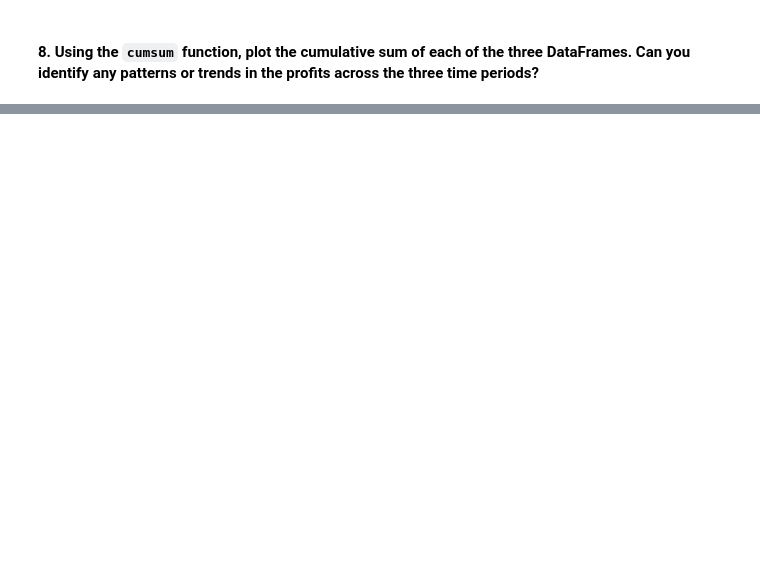
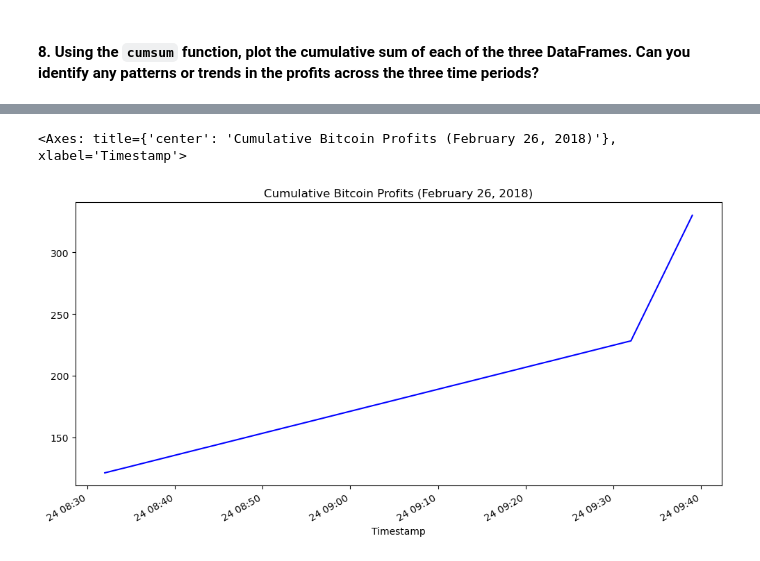
Before and after one commit to rolvera05/crypto_arbitrage, a Jupyter notebook: crypto_arbitrage.ipynb, the cells around one changed output, grey strips where cells are left out. Drawn from its saved outputs; the diff is of its cells as text; code cells hidden in the pictures; blank space fills up the shorter version.

```diff
--- a/crypto_arbitrage.ipynb
+++ b/crypto_arbitrage.ipynb
@@ -662,0 +722,9 @@ cumulative_profit_early = # YOUR CODE HERE
+# %%
+# Use the cumsum function to calculate the cumulative profits over time for the early profit per trade DataFrame
+cumulative_profit_middle = profit_per_trade_middle.cumsum()
+# %%
+# Plot the cumulative sum of profits for the early profit per trade DataFrame
+cumulative_profit_middle.plot(figsize=(12,6), title='Cumulative Bitcoin Profits (February 26, 2018)', color='blue', label='Profit')
+# %% [output]
+<Axes: title={'center': 'Cumulative Bitcoin Profits (February 26, 2018)'}, xlabel='Timestamp'>
+[figure, added]
```
Also changed, not shown: parts of 17 cells of this notebook.
